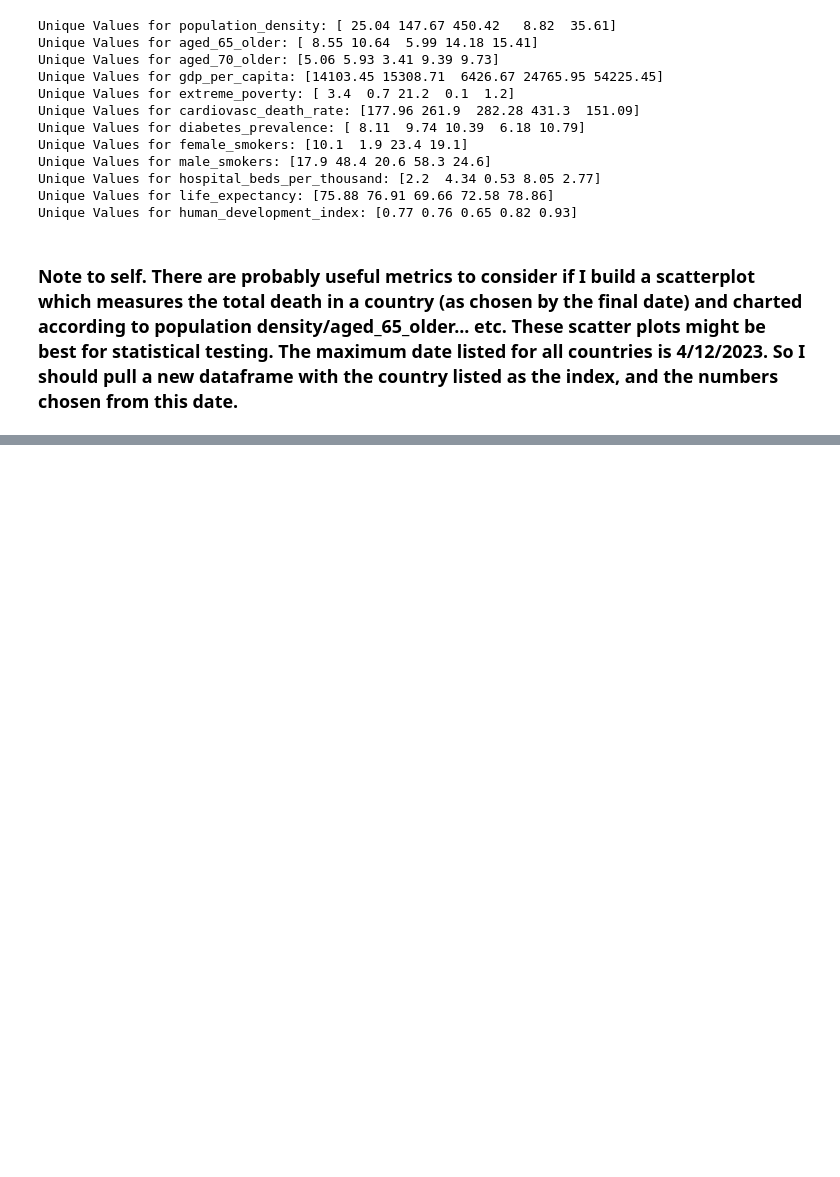
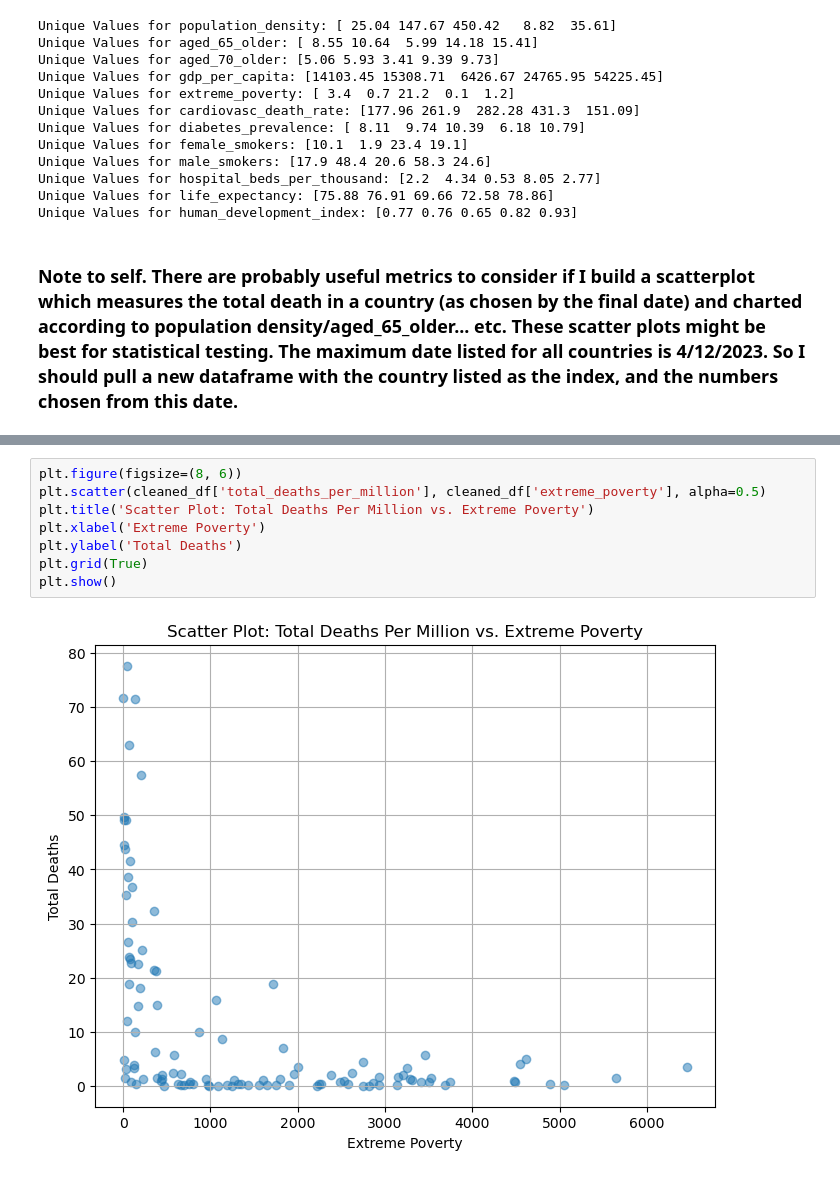
Before and after one commit to tralinde/covid_data_project, a Jupyter notebook: notebooks/main_df.ipynb, the cells around one changed output, grey strips where cells are left out. Cells and saved outputs as stored; diff of their text form; blank space fills up the shorter version.

```diff
--- a/notebooks/main_df.ipynb
+++ b/notebooks/main_df.ipynb
@@ -188,0 +397,10 @@ Unique Values for human_development_index: [0.77 0.76 0.65 0.82 0.93]
+# %%
+plt.figure(figsize=(8, 6))
+plt.scatter(cleaned_df['total_deaths_per_million'], cleaned_df['extreme_poverty'], alpha=0.5)
+plt.title('Scatter Plot: Total Deaths Per Million vs. Extreme Poverty')
+plt.xlabel('Extreme Poverty')
+plt.ylabel('Total Deaths')
+plt.grid(True)
+plt.show()
+# %% [output]
+[figure, added]
```
Also changed, not shown: parts of 22 cells of this notebook, 2 other files.
